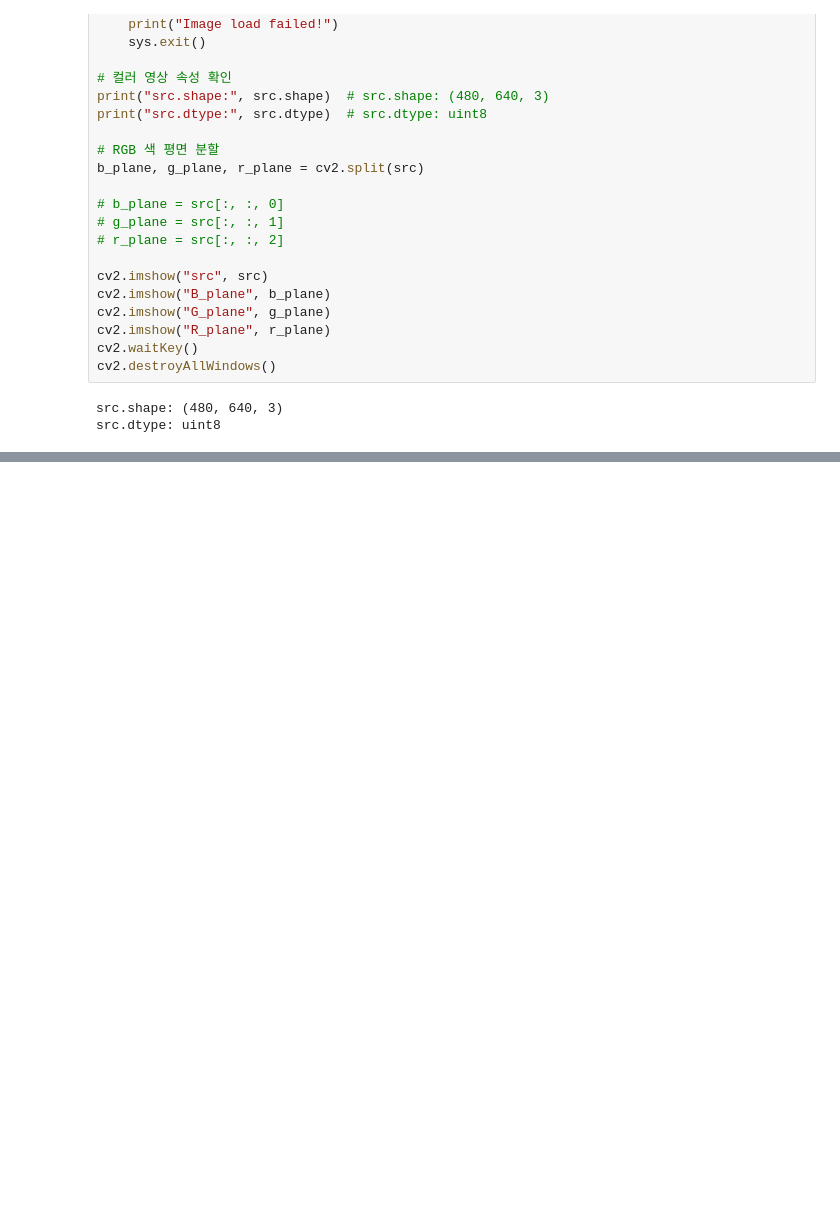
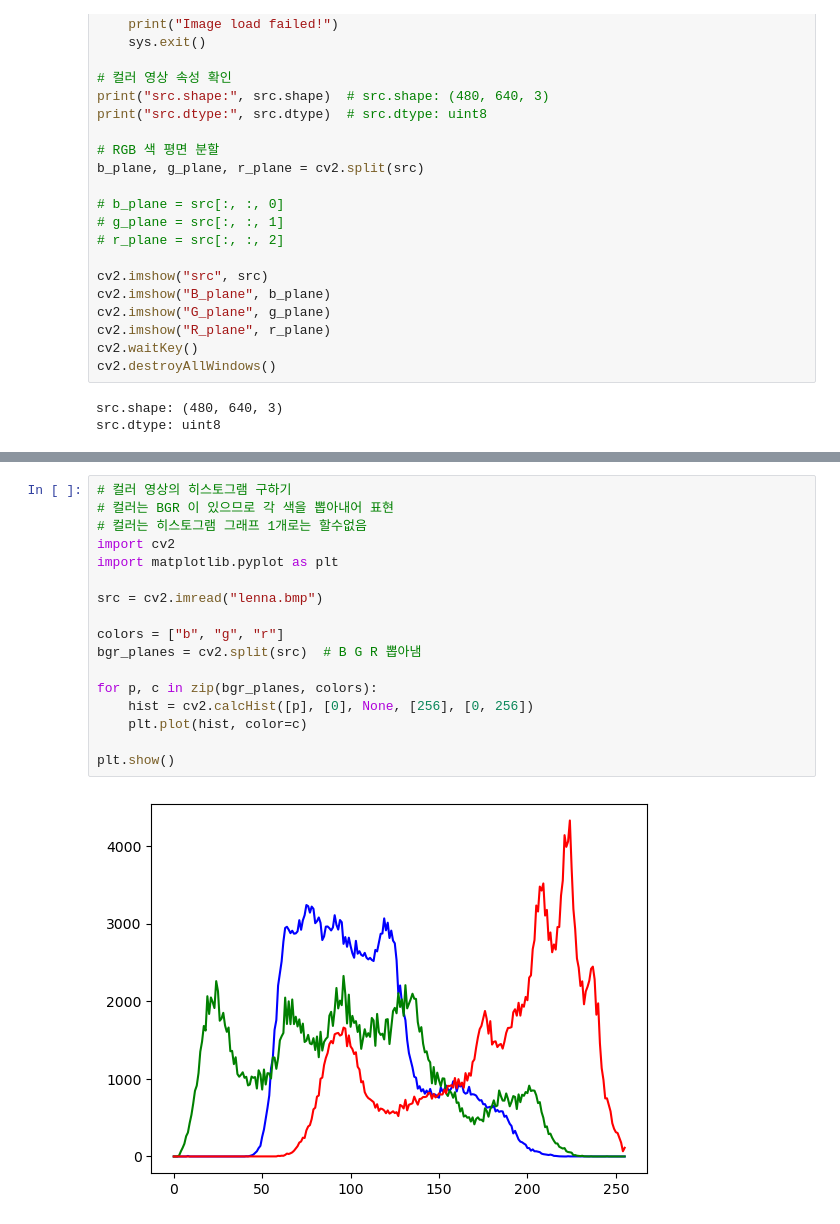
Before and after one commit to Junseon-Human/learn_python, a Jupyter notebook: 28_opencv_day2/opencv_ex2.ipynb, the cells around one changed output, grey strips where cells are left out. Saved outputs shown, nothing was run; the diff lists cells and outputs as text; blank space fills up the shorter version.

```diff
--- a/28_opencv_day2/opencv_ex2.ipynb
+++ b/28_opencv_day2/opencv_ex2.ipynb
@@ -83,0 +104,19 @@ src.dtype: uint8
+# %%
+# 컬러 영상의 히스토그램 구하기
+# 컬러는 BGR 이 있으므로 각 색을 뽑아내어 표현
+# 컬러는 히스토그램 그래프 1개로는 할수없음
+import cv2
+import matplotlib.pyplot as plt
+
+src = cv2.imread("lenna.bmp")
+
+colors = ["b", "g", "r"]
+bgr_planes = cv2.split(src)  # B G R 뽑아냄
+
+for p, c in zip(bgr_planes, colors):
+    hist = cv2.calcHist([p], [0], None, [256], [0, 256])
+    plt.plot(hist, color=c)
+
+plt.show()
+# %% [output]
+[figure, added]
```
Also changed, not shown: parts of 52 cells of this notebook, 12 other files.
